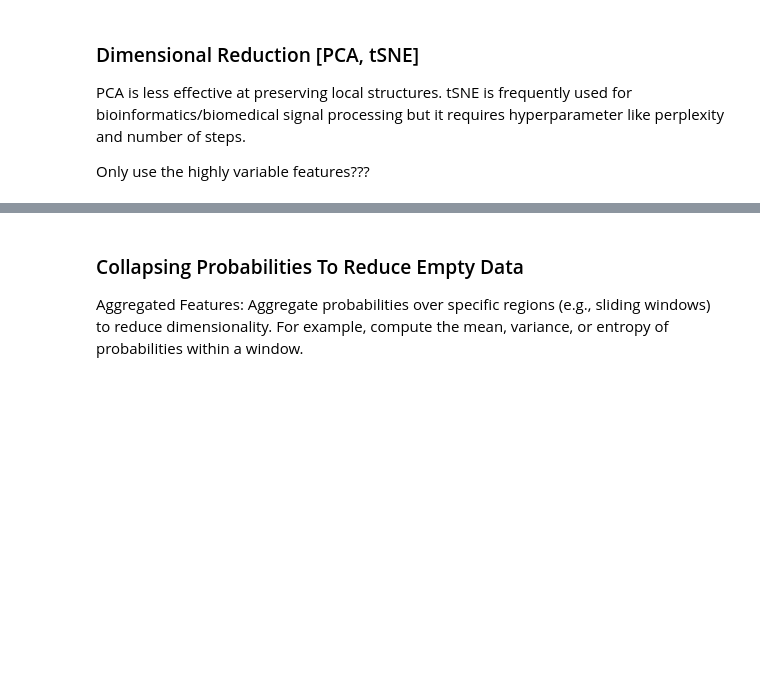
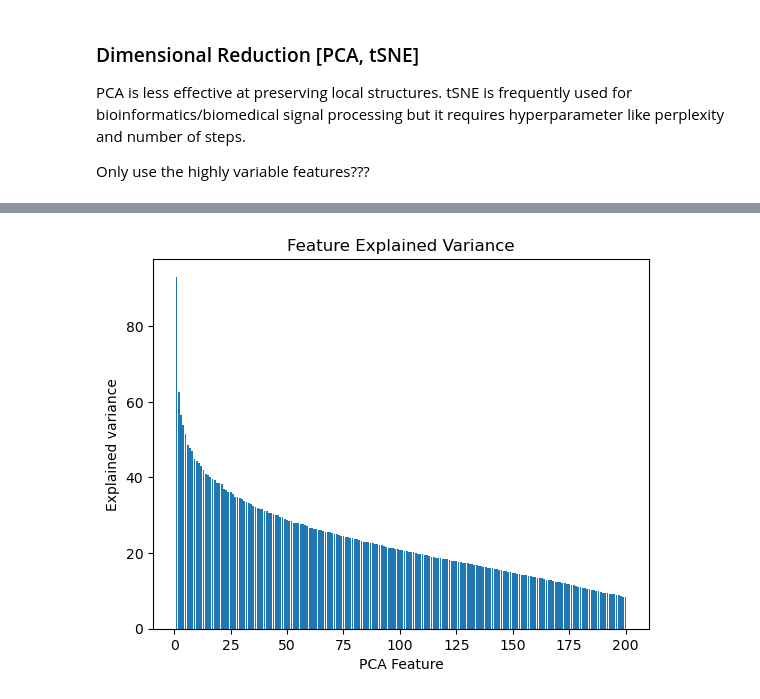
Before and after one commit to EvenJoels/MLRNAProject, a Jupyter notebook: UBS-SeqDemoTask/NSUN6_Predictor_Model.ipynb, the cells around one changed output, grey strips where cells are left out. Drawn from its saved outputs; the diff is of its cells as text; code cells hidden in the pictures; blank space fills up the shorter version.

```diff
--- a/UBS-SeqDemoTask/NSUN6_Predictor_Model.ipynb
+++ b/UBS-SeqDemoTask/NSUN6_Predictor_Model.ipynb
@@ -55,4 +55,4 @@ X = StandardScaler().fit_transform(X)
 # PCA
 from sklearn.decomposition import PCA
 pca = PCA(n_components=200)
-principalComponents = pca.fit_transform(X)
+principalComponents = pca.fit_transform(X,y)
@@ -80,5 +59,15 @@ oh
-# %% [markdown]
-
-### Collapsing Probabilities To Reduce Empty Data
-
-Aggregated Features: Aggregate probabilities over specific regions (e.g., sliding windows) to reduce dimensionality. For example, compute the mean, variance, or entropy of probabilities within a window.
+# %%
+import matplotlib.pyplot as plt
+
+# Bar plot of explained_variance
+plt.bar(
+    range(1,len(pca.explained_variance_)+1),
+    pca.explained_variance_
+    )
+
+plt.xlabel('PCA Feature')
+plt.ylabel('Explained variance')
+plt.title('Feature Explained Variance')
+plt.show()
+# %% [output]
+[figure, added]
```
Also changed, not shown: parts of 11 cells of this notebook.
